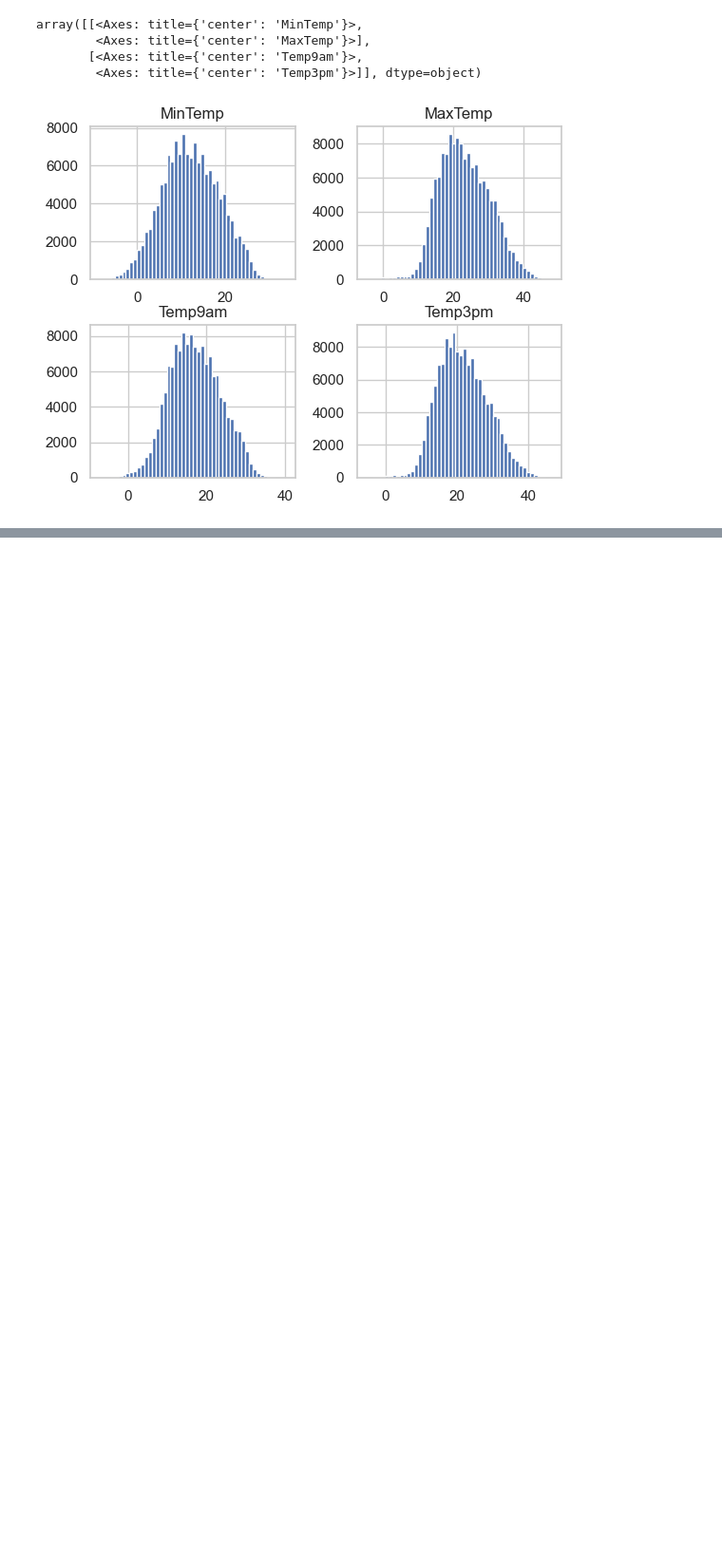
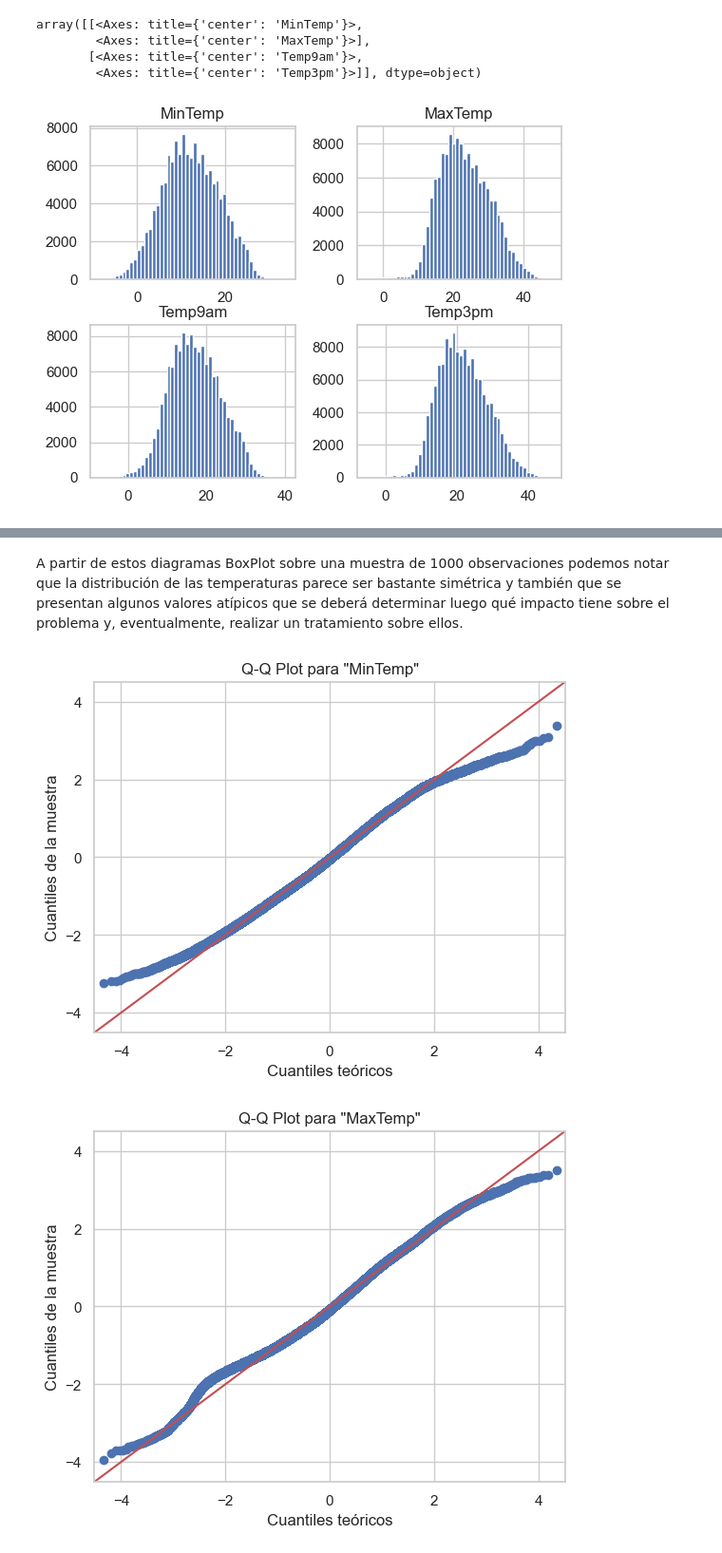
Before and after one commit to diegosarina-ceia/AMq1, a Jupyter notebook: PruebasDiego_TPFinal.ipynb, the cells around one changed output, grey strips where cells are left out. Shown: that part at 95% size. Drawn from its saved outputs; the diff is of its cells as text; code cells hidden in the pictures; blank space fills up the shorter version.

```diff
--- a/PruebasDiego_TPFinal.ipynb
+++ b/PruebasDiego_TPFinal.ipynb
@@ -204,0 +220,30 @@ array([[<Axes: title={'center': 'MinTemp'}>,
+# %% [markdown]
+A partir de estos diagramas BoxPlot sobre una muestra de 1000 observaciones podemos notar que la distribución de las temperaturas parece ser bastante simétrica y también que se presentan algunos valores atípicos que se deberá determinar luego qué impacto tiene sobre el problema y, eventualmente, realizar un tratamiento sobre ellos.
+# %%
+temp_vars_standarized = (dataset[TEMP_VARS] - dataset[TEMP_VARS].mean())/dataset[TEMP_VARS].std()
+temp_vars_standarized = temp_vars_standarized.dropna()
+
+sm.qqplot(temp_vars_standarized['MinTemp'], line='45')
+py.title('Q-Q Plot para "MinTemp"')
+py.xlabel('Cuantiles teóricos')
+py.ylabel('Cuantiles de la muestra')
+
+sm.qqplot(temp_vars_standarized['MaxTemp'], line='45')
+py.title('Q-Q Plot para "MaxTemp"')
+py.xlabel('Cuantiles teóricos')
+py.ylabel('Cuantiles de la muestra')
+
+sm.qqplot(temp_vars_standarized['Temp9am'], line='45')
+py.title('Q-Q Plot para "Temp9am"')
+py.xlabel('Cuantiles teóricos')
+py.ylabel('Cuantiles de la muestra')
+
+sm.qqplot(temp_vars_standarized['Temp3pm'], line='45')
+py.title('Q-Q Plot para "Temp3pm"')
+py.xlabel('Cuantiles teóricos')
+py.ylabel('Cuantiles de la muestra')
+
+py.show()
+# %% [output]
+[figure, added]
+[figure, added]
```
Also changed, not shown: parts of 6 cells of this notebook.
